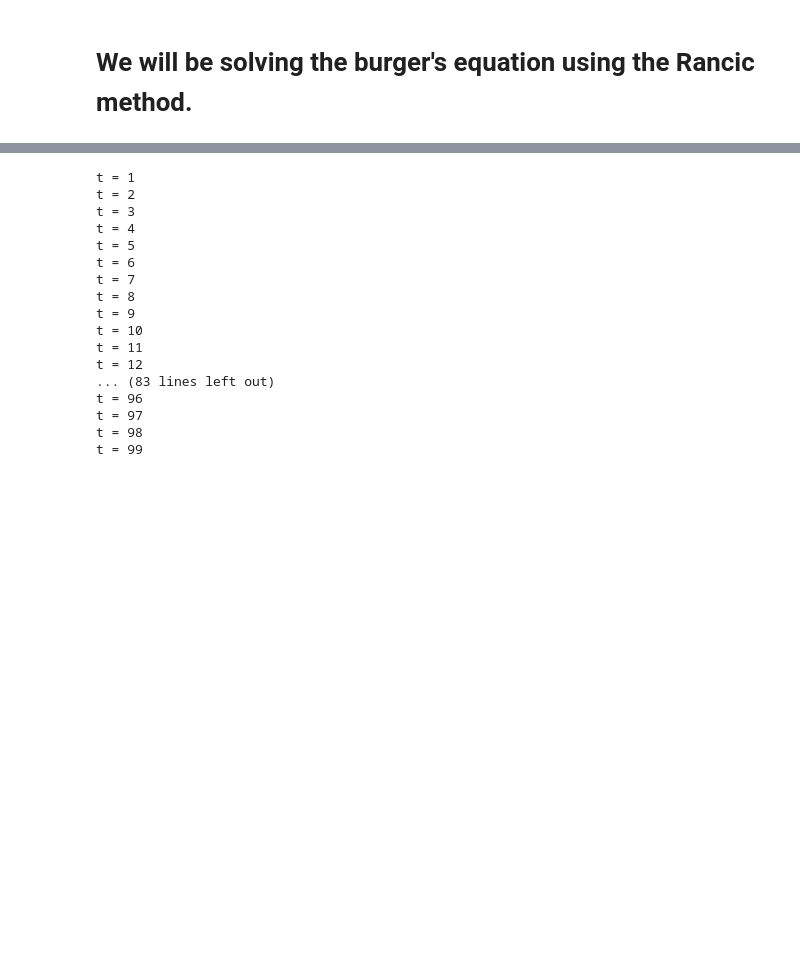
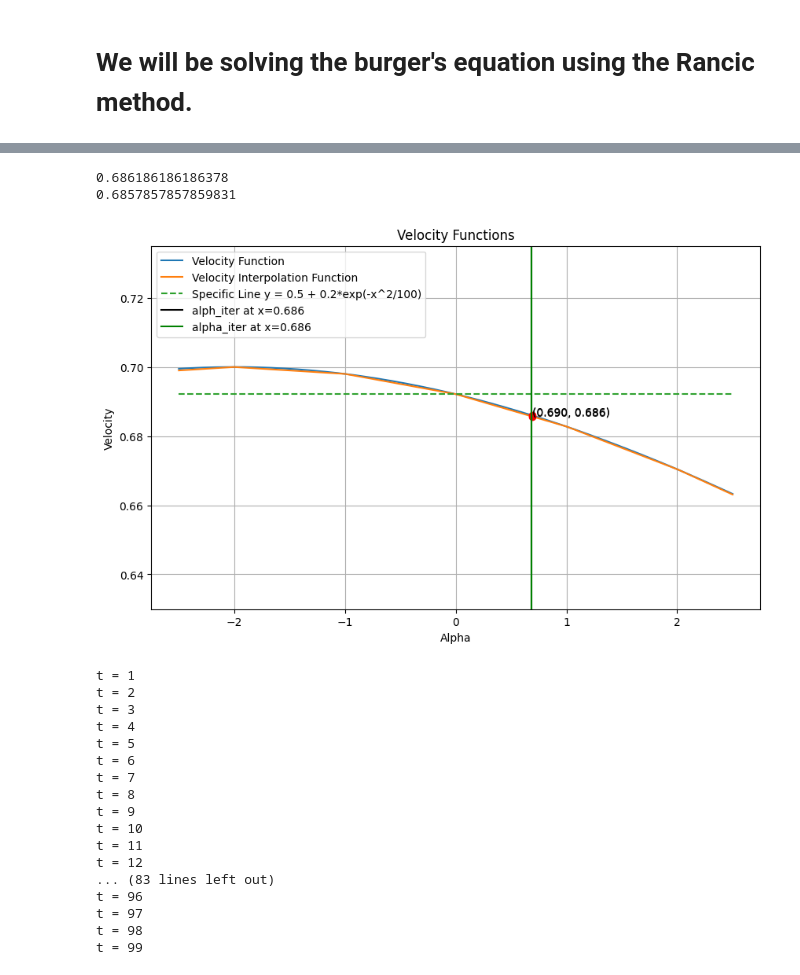
Before and after one commit to atharvanmahajan/Plasma-Physics-Internship, a Jupyter notebook: 1d_rancic_burger.ipynb, the cells around one changed output, grey strips where cells are left out. Saved outputs shown, nothing was run; the diff lists cells and outputs as text; code cells hidden in the pictures; blank space fills up the shorter version.

```diff
--- a/1d_rancic_burger.ipynb
+++ b/1d_rancic_burger.ipynb
@@ -128,0 +119,20 @@ plt.show()
+# %%
+def vel_function(argument, n_step_vel):
+    arg_floor = np.floor(argument).astype(int)%len(n_step_vel)
+    arg_ceil = np.ceil(argument).astype(int)%len(n_step_vel)
+    return n_step_vel[arg_floor] + (argument - arg_floor)*(n_step_vel[arg_ceil] - n_step_vel[arg_floor])
+
+def alph_iter(n_step_vel, tolerance = 10**(-2), max_iter = 10000):
+    alpha_list = np.zeros(len(n_step_vel))
+    alpha_check = np.linspace(np.min(n_step_vel), np.max(n_step_vel), 1000)
+    for x in range(len(n_step_vel)):
+        alpha_contender = alpha_check[0]
+        prev_value = vel_function(x - alpha_contender, n_step_vel) - alpha_contender
+        for alpha in alpha_check[1:]:
+            current_value = vel_function(x - alpha, n_step_vel) - alpha
+            if prev_value * current_value <= 0:
+                alpha_contender = alpha
+                break
+            prev_value = current_value
+        alpha_list[x] = alpha_contender
+    return alpha_list
@@ -129,3 +144,53 @@ plt.show()
+# %%
+alpha = [a*0.01 for a in range(-250, 251)]
+function_1, function_2 = [], []
+x = (len(x_coordinates)-1)/2 - 2
+t = 0
+for a in alpha:
+    function_1.append(velocity_function(x - a, grid[t, :]))
+    function_2.append(vel_function(x - a, grid[t, :]))
+
+plt.figure(figsize=(10, 6))  # Adjust figure size if needed
+plt.plot(alpha, function_1, label="Velocity Function")
+plt.plot(alpha, function_2, label="Velocity Interpolation Function")
+
+# Find intersection points and label them
+for i in range(1, len(alpha)):
+    if (function_1[i-1] - alpha[i-1]) * (function_1[i] - alpha[i]) <= 0:
+        plt.plot(alpha[i], function_1[i], 'ro')  # Mark intersection on graph
+        plt.text(alpha[i], function_1[i], f'({alpha[i]:.3f}, {function_1[i]:.3f})')  # Label intersection point
+    if (function_2[i-1] - alpha[i-1]) * (function_2[i] - alpha[i]) <= 0:
+        plt.plot(alpha[i], function_2[i], 'ro')  # Mark intersection on graph
+        plt.text(alpha[i], function_2[i], f'({alpha[i]:.3f}, {function_2[i]:.3f})')  # Label intersection point
+
+min_val = min(min(function_1), min(function_2))
+max_val = max(max(function_1), max(function_2))
+plt.ylim(bottom=min_val * 0.95, top=max_val * 1.05)
+
+# Plotting the specific line as per the instruction
+y_line = [0.5 + 0.2*np.exp(-(x-50)**2/100) for a in alpha]
+plt.plot(alpha, y_line, label="Specific Line y = 0.5 + 0.2*exp(-x^2/100)", linestyle='--')
+
+# Plotting vertical lines
+x_value_alph_iter = alph_iter(grid[t, :])[int(x)]
+plt.axvline(x=x_value_alph_iter, color='k', linestyle='-', label=f'alph_iter at x={x_value_alph_iter:.3f}')
+x_value_alpha_iter = alpha_iter(grid[t, :])[int(x)]
+plt.axvline(x=x_value_alpha_iter, color='g', linestyle='-', label=f'alpha_iter at x={x_value_alpha_iter:.3f}')
+print(x_value_alpha_iter)
+print(x_value_alph_iter)
+
+plt.gca().yaxis.set_major_formatter(plt.FormatStrFormatter('%.2f'))
+
+plt.xlabel('Alpha')
+plt.ylabel('Velocity')
+plt.title('Velocity Functions')
+plt.legend()
+plt.grid(True)
+plt.show()
+# %% [output]
+0.686186186186378
+0.6857857857859831
+[figure, added]
 # %%
 for t in range(1, T):
 #    if t == 1:
```
Also changed, not shown: parts of 3 cells of this notebook, 1 other file.
